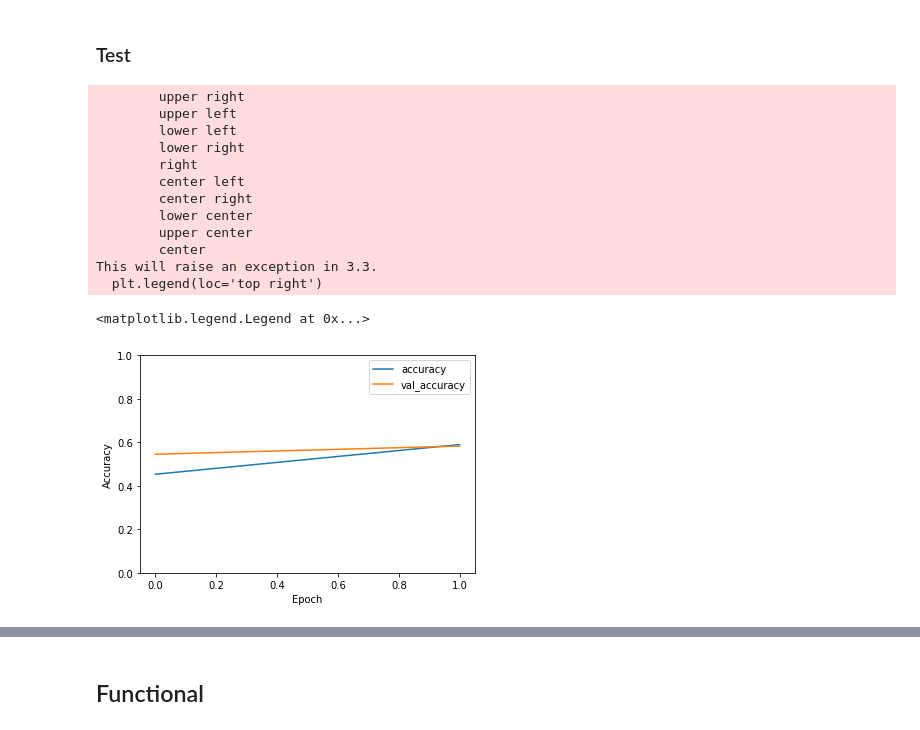
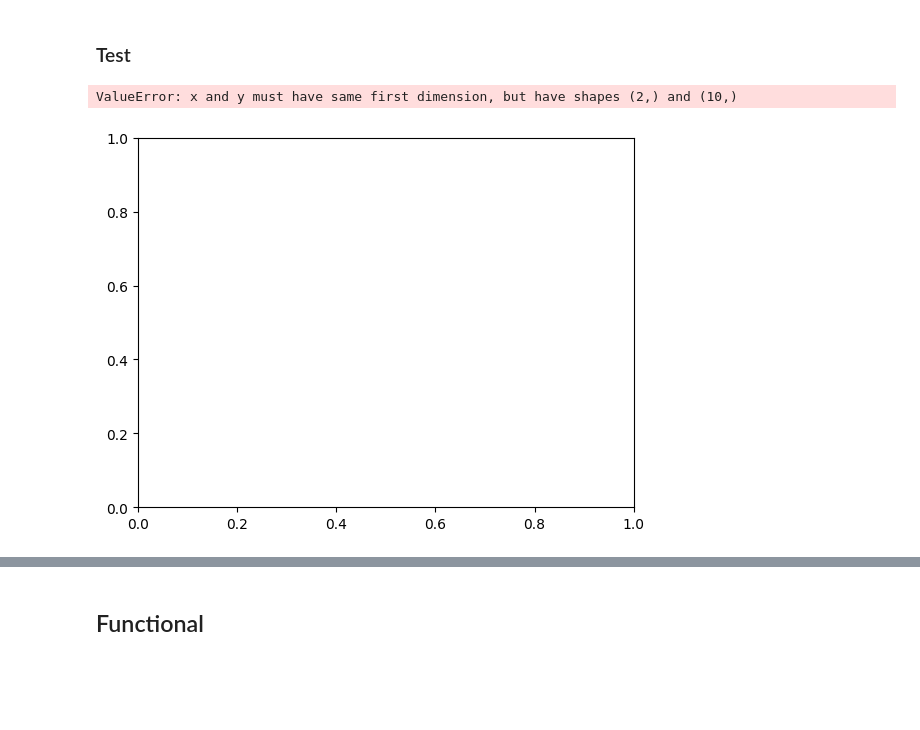
Before and after one commit to tohnperfect/AIPrototype2023, a Jupyter notebook: Tensorflow_(Deep_Learning_Implementation).ipynb, the cells around one changed output, grey strips where cells are left out. Saved outputs shown, nothing was run; the diff lists cells and outputs as text; code cells hidden in the pictures; blank space fills up the shorter version.

```diff
--- a/Tensorflow_(Deep_Learning_Implementation).ipynb
+++ b/Tensorflow_(Deep_Learning_Implementation).ipynb
@@ -268,27 +278,15 @@ Epoch 2/2
 # %% [markdown]
 ### Test
 # %%
-plt.plot(history.history['accuracy'], label='accuracy')
-plt.plot(history.history['val_accuracy'], label = 'val_accuracy')
+plt.plot([0,1],history.history['loss'], label='loss')
+plt.plot([0,1],history.history['val_loss'], label = 'val_loss')
 plt.xlabel('Epoch')
-plt.ylabel('Accuracy')
+plt.ylabel('Loss')
 plt.ylim([0.0, 1])
-plt.legend(loc='top right')
+plt.legend(loc='upper right')
 # %% [output]
-        upper right
-        upper left
-        lower left
-        lower right
-        right
-        center left
-        center right
-        lower center
-        upper center
-        center
-This will raise an exception in 3.3.
-  plt.legend(loc='top right')
+ValueError: x and y must have same first dimension, but have shapes (2,) and (10,)
-<matplotlib.legend.Legend at 0x...>
-[figure, old version]
+[figure, new version]
 # %%
 test_loss, test_acc = model.evaluate(test_images,  test_labels, verbose=2)
 # %% [output]
```
Also changed, not shown: parts of 31 cells of this notebook.
